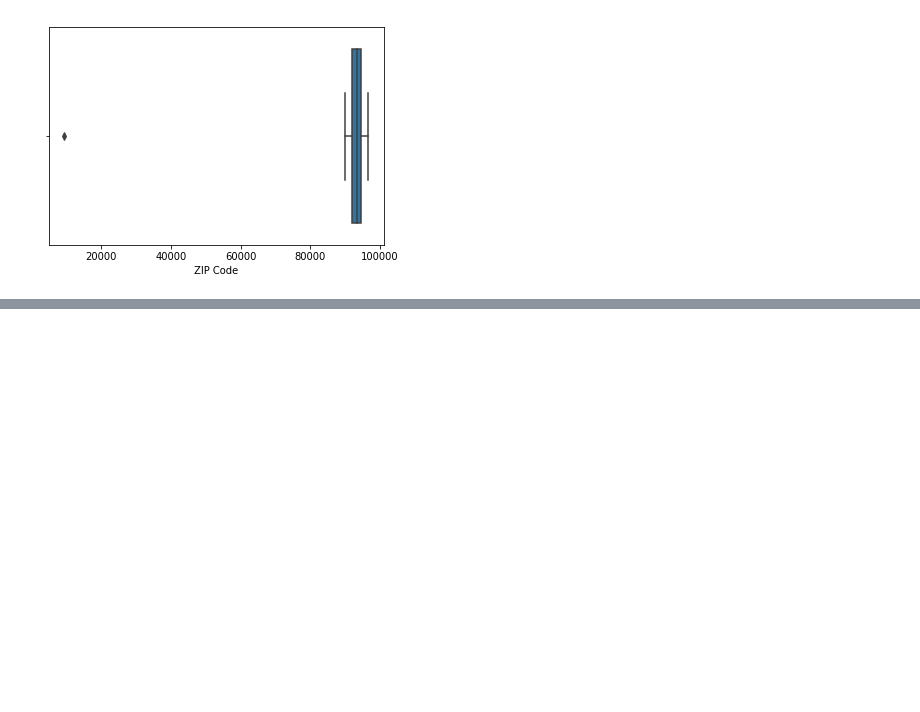
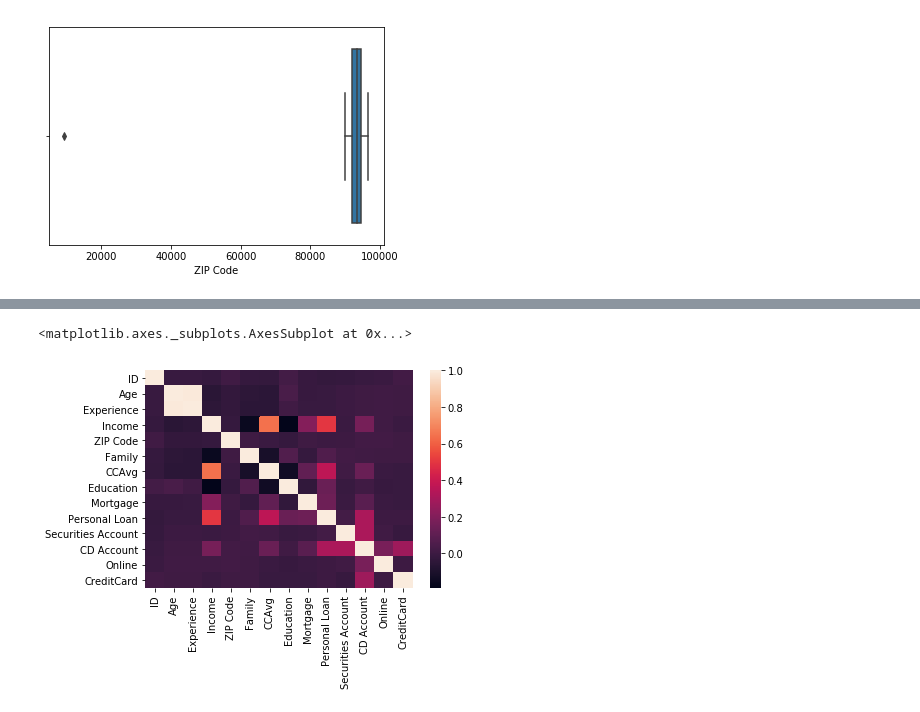
Before and after one commit to GreatLearningAIML1/chennai-aug-batch-senthilvelavan, a Jupyter notebook: SupervisedLearning-R4-Project2/Supervised Learning_R4_Project2_BankLoanModel.ipynb, the cells around one changed output, grey strips where cells are left out. Cells and saved outputs as stored; diff of their text form; code cells hidden in the pictures; blank space fills up the shorter version.

```diff
--- a/SupervisedLearning-R4-Project2/Supervised Learning_R4_Project2_BankLoanModel.ipynb
+++ b/SupervisedLearning-R4-Project2/Supervised Learning_R4_Project2_BankLoanModel.ipynb
@@ -216,0 +235,5 @@ sns.boxplot(bkln_df['ZIP Code'])
+# %%
+sns.heatmap(bkln_df.corr())
+# %% [output]
+<matplotlib.axes._subplots.AxesSubplot at 0x...>
+[figure, added]
```
Also changed, not shown: parts of 2 cells of this notebook.
